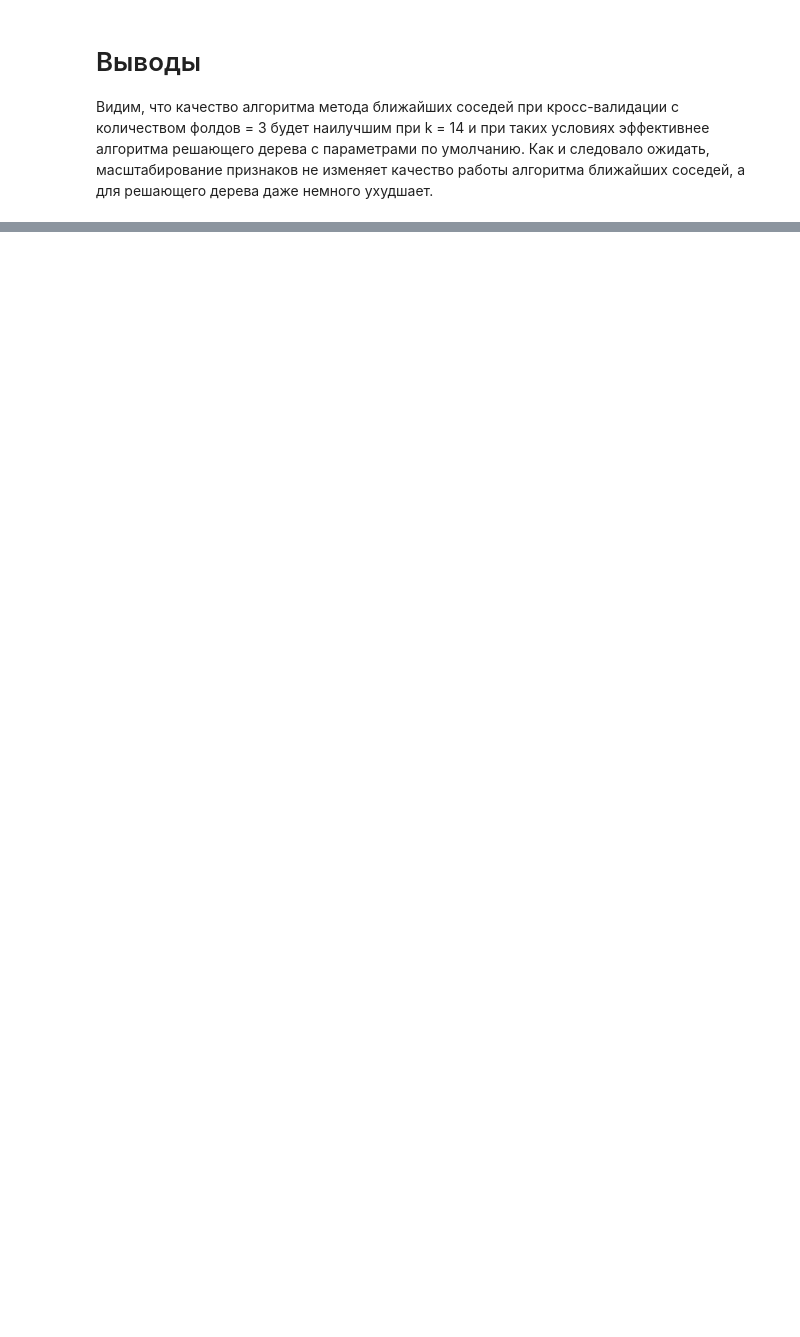
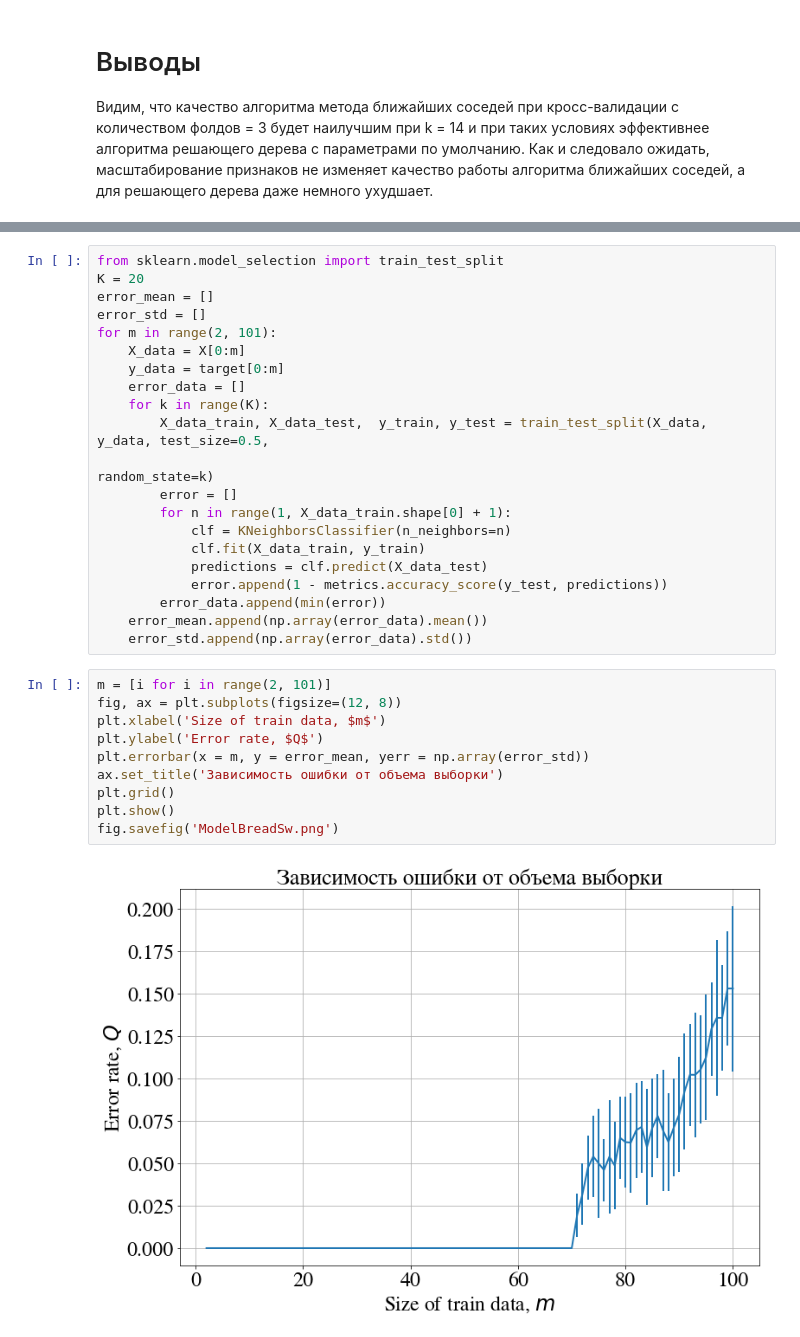
Before and after one commit to Intelligent-Systems-Phystech/StartCode, a Jupyter notebook: Selikhanovych2018Problem17/main.ipynb, the cells around one changed output, grey strips where cells are left out. Cells and saved outputs as stored; diff of their text form; blank space fills up the shorter version.

```diff
--- a/Selikhanovych2018Problem17/main.ipynb
+++ b/Selikhanovych2018Problem17/main.ipynb
@@ -105,0 +115,33 @@ plt.savefig('1.svg')
+# %%
+from sklearn.model_selection import train_test_split
+K = 20
+error_mean = []
+error_std = []
+for m in range(2, 101):
+    X_data = X[0:m]
+    y_data = target[0:m]
+    error_data = []
+    for k in range(K):
+        X_data_train, X_data_test,  y_train, y_test = train_test_split(X_data, y_data, test_size=0.5,
+                                                                       random_state=k)
+        error = []
+        for n in range(1, X_data_train.shape[0] + 1):
+            clf = KNeighborsClassifier(n_neighbors=n)
+            clf.fit(X_data_train, y_train)
+            predictions = clf.predict(X_data_test)
+            error.append(1 - metrics.accuracy_score(y_test, predictions))
+        error_data.append(min(error))
+    error_mean.append(np.array(error_data).mean())
+    error_std.append(np.array(error_data).std())
+# %%
+m = [i for i in range(2, 101)]
+fig, ax = plt.subplots(figsize=(12, 8))
+plt.xlabel('Size of train data, $m$')
+plt.ylabel('Error rate, $Q$')
+plt.errorbar(x = m, y = error_mean, yerr = np.array(error_std))
+ax.set_title('Зависимость ошибки от объема выборки')
+plt.grid()
+plt.show()
+fig.savefig('ModelBreadSw.png')
+# %% [output]
+[figure, added]
```
Also changed, not shown: parts of 6 cells of this notebook, 1 other file.
